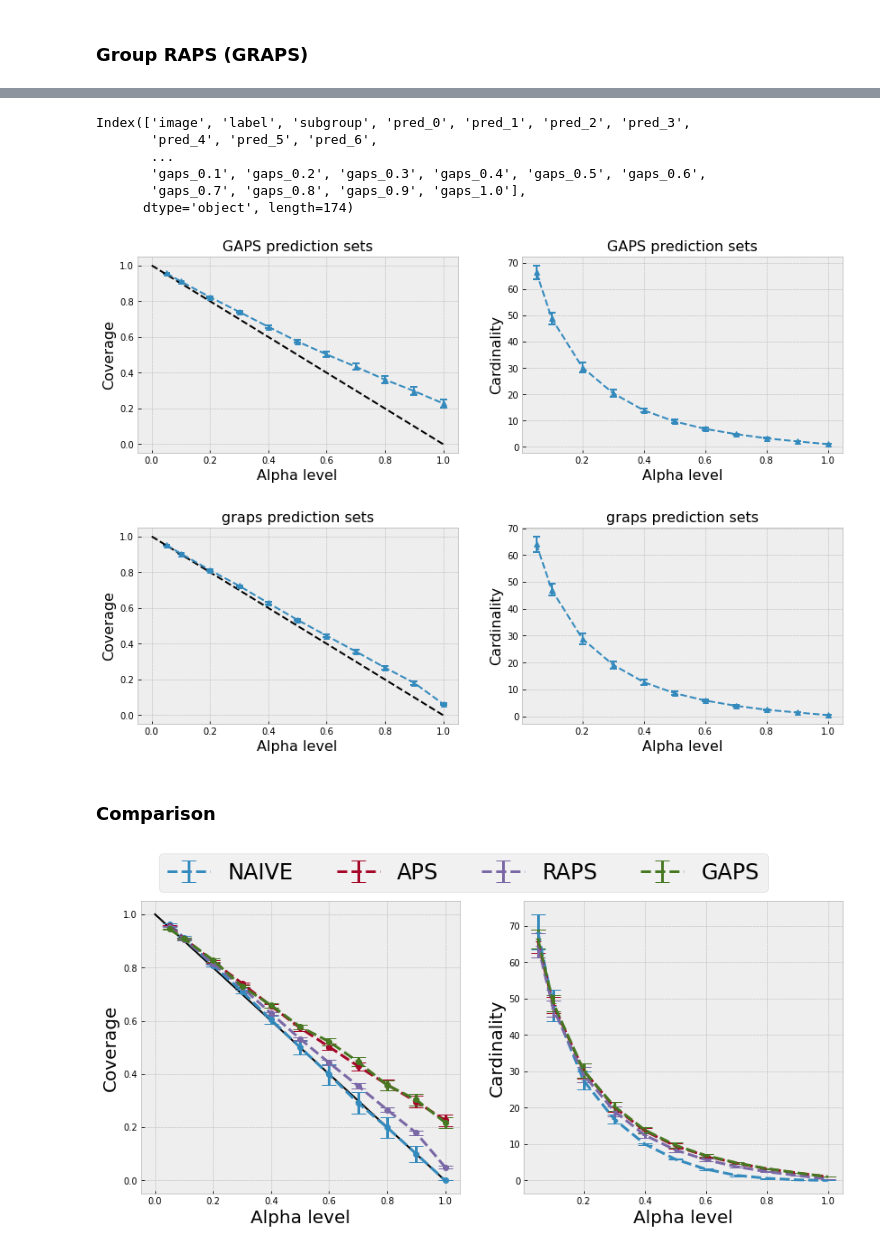
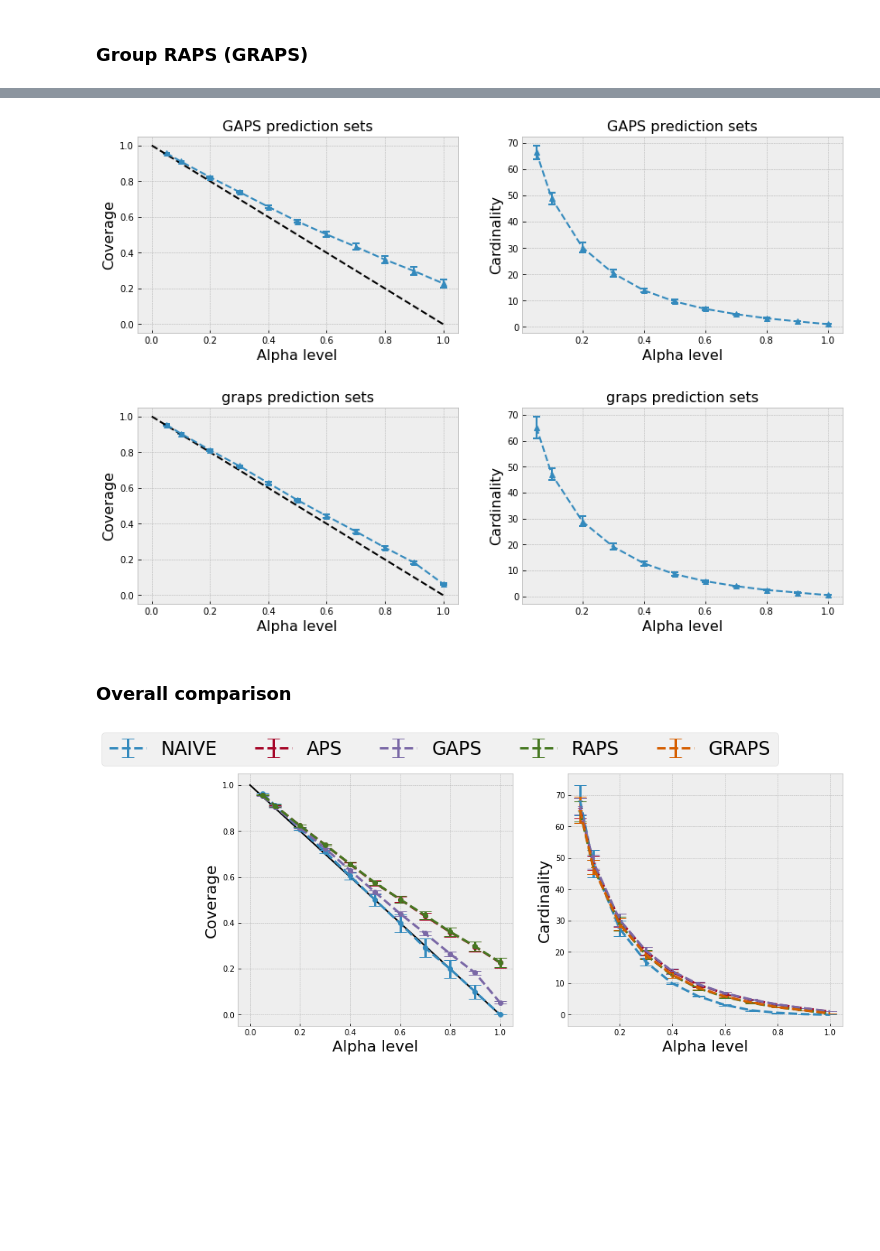
Before and after one commit to clu5/AAAI-22, a Jupyter notebook: notebooks/fitz.ipynb, the cells around one changed output, grey strips where cells are left out. Drawn from its saved outputs; the diff is of its cells as text; code cells hidden in the pictures; blank space fills up the shorter version.

```diff
--- a/notebooks/fitz.ipynb
+++ b/notebooks/fitz.ipynb
@@ -70,10 +70,10 @@ class_dict_9 = {'benign dermal': 0, 'benign epidermal': 1, 'benign melanocyte':
 import matplotlib.pyplot as plt
 import numpy as np
 
-colors = plt.cm.copper_r(np.linspace(0, 0.9, 7))
+SKIN_COLORS = plt.cm.copper_r(np.linspace(0, 0.65, 6))
 fontsize=24
 
-classes = ['Benign', 'Malignant', 'Non-neoplastic']
+classes = ['Benign', 'Malignant', 'Non-\nneoplastic']
 
 x = np.arange(len(classes))  # the label locations
 width = 0.12  # the width of the bars
@@ -81,7 +81,7 @@ width = 0.12  # the width of the bars
 fig, ax = plt.subplots(figsize=(16, 12))
 
 f0 = ax.barh(
-    x - 3*width,
+    x + 3*width,
     list(
         map(
             lambda x: x[1],
@@ -94,7 +94,7 @@ f0 = ax.barh(
     width, label='0 (Missing)', color='gray',
 )
 f1 = ax.barh(
-    x - 2*width,
+    x + 2*width,
     list(
         map(
             lambda x: x[1],
@@ -107,7 +107,7 @@ f1 = ax.barh(
     width, label='1', color=colors[0]
 )
 f2 = ax.barh(
-    x - width,
+    x + width,
     list(
         map(
             lambda x: x[1],
@@ -133,7 +133,7 @@ f3 = ax.barh(
     width, label='3', color=colors[2]
 )
 f4 = ax.barh(
-    x + width,
+    x - width,
     list(
         map(
             lambda x: x[1],
@@ -146,7 +146,7 @@ f4 = ax.barh(
     width, label='4', color=colors[3]
 )
 f5 = ax.barh(
-    x + 2*width,
+    x - 2*width,
     list(
         map(
             lambda x: x[1],
@@ -159,7 +159,7 @@ f5 = ax.barh(
     width, label='5', color=colors[4]
 )
 f6 = ax.barh(
-    x + 3*width,
+    x - 3*width,
     list(
         map(
             lambda x: x[1],
@@ -642,7 +691,7 @@ plt.show()
 * Calibration set for correct marginal coverage
 * Parameterized regulaization penality $\lambda$ and $K$
 # %%
-K_REG = 20
+K_REG = 1
 LAMBDA = 1e-4
 
 penalty = np.zeros((1, C))
@@ -833,12 +827,3 @@ test_dfs['seed_0'][columns].head()
-# %%
-test_dfs['seed_0'].columns
-# %% [output]
-Index(['image', 'label', 'subgroup', 'pred_0', 'pred_1', 'pred_2', 'pred_3',
-       'pred_4', 'pred_5', 'pred_6',
-       ...
-       'gaps_0.1', 'gaps_0.2', 'gaps_0.3', 'gaps_0.4', 'gaps_0.5', 'gaps_0.6',
-       'gaps_0.7', 'gaps_0.8', 'gaps_0.9', 'gaps_1.0'],
-      dtype='object', length=174)
 # %%
 alpha, gaps_coverage_mean, gaps_coverage_std = aggregate_coverage(test_dfs, prefix='gaps')
 alpha, gaps_cardinality_mean, gaps_cardinality_std = aggregate_cardinality(test_dfs, prefix='gaps')
@@ -886,7 +871,7 @@ ax[1].set_ylabel('Cardinality', fontsize=fontsize)
 plt.show()
 # %% [output]
 [figure]
-[figure, old version]
+[figure, new version]
-# %% [markdown]
-### Comparison
+# %% [markdown]
+### Overall comparison
 # %%
@@ -908,36 +893,40 @@ ax[0].errorbar(
     marker=marker, ls='--', capthick=capthick, capsize=capsize, label='APS',
 )
 ax[0].errorbar(
     alpha, raps_coverage_mean, yerr=raps_coverage_std, lw=lw,
     marker=marker, ls='--', capthick=capthick, capsize=capsize, label='RAPS',
 )
 ax[0].errorbar(
-    alpha, gaps_coverage_mean + jitter, yerr=gaps_coverage_std, lw=lw,
+    alpha, gaps_coverage_mean , yerr=gaps_coverage_std, lw=lw,
     marker=marker, ls='--', capthick=capthick, capsize=capsize, label='GAPS',
 )
 ax[0].set_xlabel('Alpha level', fontsize=fontsize)
 ax[0].set_ylabel('Coverage', fontsize=fontsize)
 
 ax[1].errorbar(
     alpha, naive_cardinality_mean, yerr=naive_cardinality_std, lw=lw,
     marker='_', ls='--', capthick=capthick, capsize=capsize, label='NAIVE',
 )
 ax[1].errorbar(
     alpha, aps_cardinality_mean, yerr=aps_cardinality_std, lw=lw,
     marker='_', ls='--', capthick=capthick, capsize=capsize, label='APS',
 )
 ax[1].errorbar(
+    alpha, gaps_cardinality_mean , yerr=gaps_cardinality_std, lw=lw,
+    marker='_', ls='--', capthick=capthick, capsize=capsize, label='GAPS',
+)
+ax[1].errorbar(
     alpha, raps_cardinality_mean, yerr=raps_cardinality_std, lw=lw,
     marker='_', ls='--', capthick=capthick, capsize=capsize, label='RAPS',
 )
 ax[1].errorbar(
-    alpha, gaps_cardinality_mean + jitter, yerr=gaps_cardinality_std, lw=lw,
-    marker='_', ls='--', capthick=capthick, capsize=capsize, label='GAPS',
+    alpha, graps_cardinality_mean , yerr=graps_cardinality_std, lw=lw,
+    marker='_', ls='--', capthick=capthick, capsize=capsize, label='GRAPS',
 )
 ax[1].set_xlabel('Alpha level', fontsize=fontsize)
 ax[1].set_ylabel('Cardinality', fontsize=fontsize)
-plt.legend(fontsize=fontsize + 4, bbox_to_anchor=(0.8, 1.2), ncol=4)
-# plt.savefig('/Users/charles.lu/AAAi/figures/fitz-compare.png')
+plt.legend(fontsize=fontsize + 4, bbox_to_anchor=(0.8, 1.2), ncol=5)
+plt.savefig(fig_dir / 'fitz-compare.png')
 plt.show()
 # %% [output]
-[figure, old version]
+[figure, new version]
```
Also changed, not shown: parts of 86 cells of this notebook.
